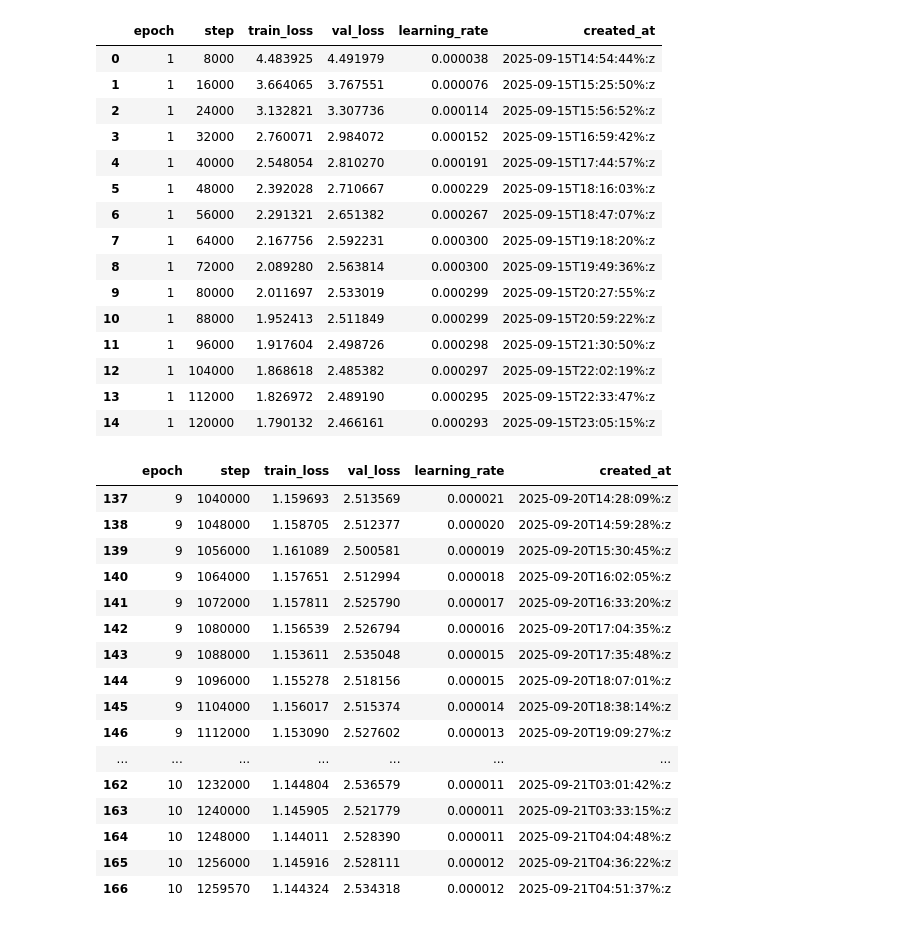
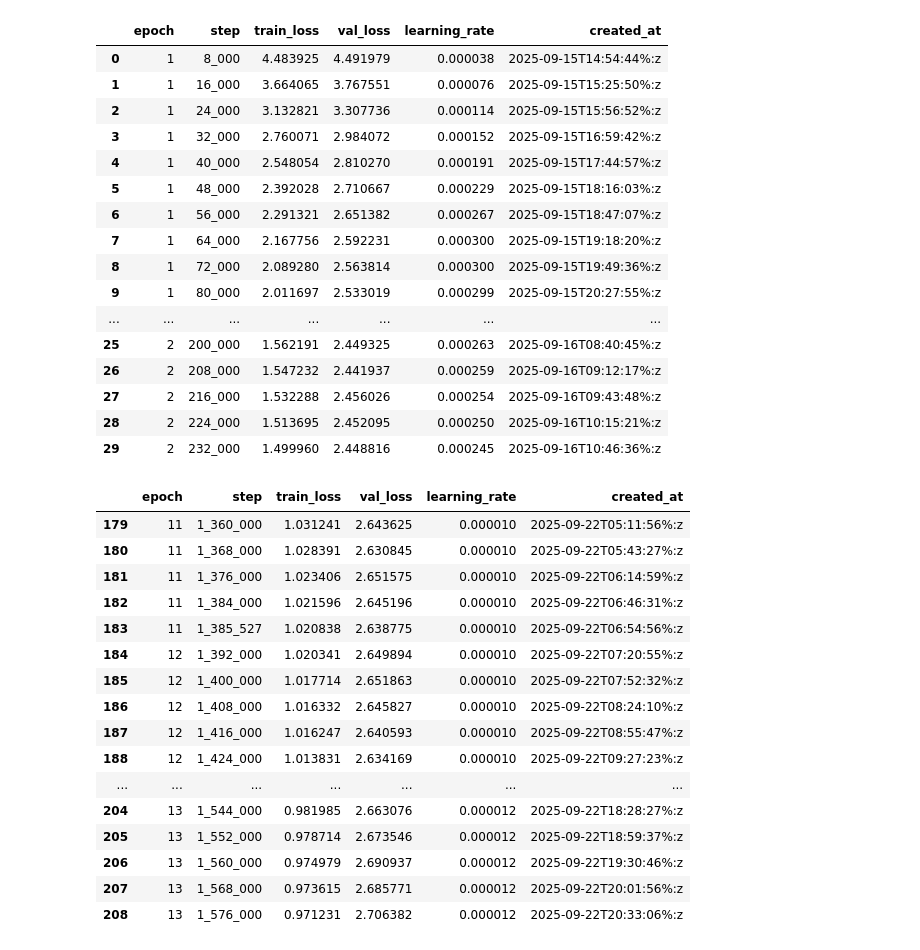
Before and after one commit to d2jvkpn/exercises, a Jupyter notebook: 2025_ai/Train_Your_Own_LLM/ch09_train.plot.ipynb, the cells around one changed output. Saved outputs shown, nothing was run; the diff lists cells and outputs as text; code cells hidden in the pictures.

```diff
--- a/2025_ai/Train_Your_Own_LLM/ch09_train.plot.ipynb
+++ b/2025_ai/Train_Your_Own_LLM/ch09_train.plot.ipynb
@@ -53,50 +55,53 @@ for f in json_files:
 
 columns=["epoch", "step", "train_loss", "val_loss", "learning_rate", "created_at"]
 df = pd.DataFrame.from_records(records, columns=columns)
+df = df.sort_values(by='step', ascending=True)
+steps = df['step'].apply(lambda x: x/1e3).to_list()
+df['step'] = df['step'].apply(lambda x: f"{x:_}")
 
-df = df.sort_values(by='step', ascending=True)
 df.to_csv(checkpoint_dir / "training.tsv", index=False, sep='\t')
 # %%
 #print(df.nsmallest(1, 'train_loss'))
 #pd.concat((df.head(10), df.tail(10)))
 
-df.head(15)
+df.head(30)
 # %% [output]
 |  | epoch | step | train_loss | val_loss | learning_rate | created_at |
-| 0 | 1 | 8000 | 4.483925 | 4.491979 | 0.000038 | 2025-09-15T14:54:44%:z |
-| 1 | 1 | 16000 | 3.664065 | 3.767551 | 0.000076 | 2025-09-15T15:25:50%:z |
-| 2 | 1 | 24000 | 3.132821 | 3.307736 | 0.000114 | 2025-09-15T15:56:52%:z |
-| 3 | 1 | 32000 | 2.760071 | 2.984072 | 0.000152 | 2025-09-15T16:59:42%:z |
-| 4 | 1 | 40000 | 2.548054 | 2.810270 | 0.000191 | 2025-09-15T17:44:57%:z |
-| 5 | 1 | 48000 | 2.392028 | 2.710667 | 0.000229 | 2025-09-15T18:16:03%:z |
-| 6 | 1 | 56000 | 2.291321 | 2.651382 | 0.000267 | 2025-09-15T18:47:07%:z |
-| 7 | 1 | 64000 | 2.167756 | 2.592231 | 0.000300 | 2025-09-15T19:18:20%:z |
-| 8 | 1 | 72000 | 2.089280 | 2.563814 | 0.000300 | 2025-09-15T19:49:36%:z |
-| 9 | 1 | 80000 | 2.011697 | 2.533019 | 0.000299 | 2025-09-15T20:27:55%:z |
-| 10 | 1 | 88000 | 1.952413 | 2.511849 | 0.000299 | 2025-09-15T20:59:22%:z |
-| 11 | 1 | 96000 | 1.917604 | 2.498726 | 0.000298 | 2025-09-15T21:30:50%:z |
-| 12 | 1 | 104000 | 1.868618 | 2.485382 | 0.000297 | 2025-09-15T22:02:19%:z |
-| 13 | 1 | 112000 | 1.826972 | 2.489190 | 0.000295 | 2025-09-15T22:33:47%:z |
-| 14 | 1 | 120000 | 1.790132 | 2.466161 | 0.000293 | 2025-09-15T23:05:15%:z |
+| 0 | 1 | 8_000 | 4.483925 | 4.491979 | 0.000038 | 2025-09-15T14:54:44%:z |
+| 1 | 1 | 16_000 | 3.664065 | 3.767551 | 0.000076 | 2025-09-15T15:25:50%:z |
+| 2 | 1 | 24_000 | 3.132821 | 3.307736 | 0.000114 | 2025-09-15T15:56:52%:z |
+| 3 | 1 | 32_000 | 2.760071 | 2.984072 | 0.000152 | 2025-09-15T16:59:42%:z |
+| 4 | 1 | 40_000 | 2.548054 | 2.810270 | 0.000191 | 2025-09-15T17:44:57%:z |
+| 5 | 1 | 48_000 | 2.392028 | 2.710667 | 0.000229 | 2025-09-15T18:16:03%:z |
+| 6 | 1 | 56_000 | 2.291321 | 2.651382 | 0.000267 | 2025-09-15T18:47:07%:z |
+| 7 | 1 | 64_000 | 2.167756 | 2.592231 | 0.000300 | 2025-09-15T19:18:20%:z |
+| 8 | 1 | 72_000 | 2.089280 | 2.563814 | 0.000300 | 2025-09-15T19:49:36%:z |
+| 9 | 1 | 80_000 | 2.011697 | 2.533019 | 0.000299 | 2025-09-15T20:27:55%:z |
+| ... | ... | ... | ... | ... | ... | ... |
+| 25 | 2 | 200_000 | 1.562191 | 2.449325 | 0.000263 | 2025-09-16T08:40:45%:z |
+| 26 | 2 | 208_000 | 1.547232 | 2.441937 | 0.000259 | 2025-09-16T09:12:17%:z |
+| 27 | 2 | 216_000 | 1.532288 | 2.456026 | 0.000254 | 2025-09-16T09:43:48%:z |
+| 28 | 2 | 224_000 | 1.513695 | 2.452095 | 0.000250 | 2025-09-16T10:15:21%:z |
+| 29 | 2 | 232_000 | 1.499960 | 2.448816 | 0.000245 | 2025-09-16T10:46:36%:z |
 # %%
 df.tail(30)
 # %% [output]
 |  | epoch | step | train_loss | val_loss | learning_rate | created_at |
-| 137 | 9 | 1040000 | 1.159693 | 2.513569 | 0.000021 | 2025-09-20T14:28:09%:z |
-| 138 | 9 | 1048000 | 1.158705 | 2.512377 | 0.000020 | 2025-09-20T14:59:28%:z |
-| 139 | 9 | 1056000 | 1.161089 | 2.500581 | 0.000019 | 2025-09-20T15:30:45%:z |
-| 140 | 9 | 1064000 | 1.157651 | 2.512994 | 0.000018 | 2025-09-20T16:02:05%:z |
-| 141 | 9 | 1072000 | 1.157811 | 2.525790 | 0.000017 | 2025-09-20T16:33:20%:z |
-| 142 | 9 | 1080000 | 1.156539 | 2.526794 | 0.000016 | 2025-09-20T17:04:35%:z |
-| 143 | 9 | 1088000 | 1.153611 | 2.535048 | 0.000015 | 2025-09-20T17:35:48%:z |
-| 144 | 9 | 1096000 | 1.155278 | 2.518156 | 0.000015 | 2025-09-20T18:07:01%:z |
-| 145 | 9 | 1104000 | 1.156017 | 2.515374 | 0.000014 | 2025-09-20T18:38:14%:z |
-| 146 | 9 | 1112000 | 1.153090 | 2.527602 | 0.000013 | 2025-09-20T19:09:27%:z |
+| 179 | 11 | 1_360_000 | 1.031241 | 2.643625 | 0.000010 | 2025-09-22T05:11:56%:z |
+| 180 | 11 | 1_368_000 | 1.028391 | 2.630845 | 0.000010 | 2025-09-22T05:43:27%:z |
+| 181 | 11 | 1_376_000 | 1.023406 | 2.651575 | 0.000010 | 2025-09-22T06:14:59%:z |
+| 182 | 11 | 1_384_000 | 1.021596 | 2.645196 | 0.000010 | 2025-09-22T06:46:31%:z |
+| 183 | 11 | 1_385_527 | 1.020838 | 2.638775 | 0.000010 | 2025-09-22T06:54:56%:z |
+| 184 | 12 | 1_392_000 | 1.020341 | 2.649894 | 0.000010 | 2025-09-22T07:20:55%:z |
+| 185 | 12 | 1_400_000 | 1.017714 | 2.651863 | 0.000010 | 2025-09-22T07:52:32%:z |
+| 186 | 12 | 1_408_000 | 1.016332 | 2.645827 | 0.000010 | 2025-09-22T08:24:10%:z |
+| 187 | 12 | 1_416_000 | 1.016247 | 2.640593 | 0.000010 | 2025-09-22T08:55:47%:z |
+| 188 | 12 | 1_424_000 | 1.013831 | 2.634169 | 0.000010 | 2025-09-22T09:27:23%:z |
 | ... | ... | ... | ... | ... | ... | ... |
-| 162 | 10 | 1232000 | 1.144804 | 2.536579 | 0.000011 | 2025-09-21T03:01:42%:z |
-| 163 | 10 | 1240000 | 1.145905 | 2.521779 | 0.000011 | 2025-09-21T03:33:15%:z |
-| 164 | 10 | 1248000 | 1.144011 | 2.528390 | 0.000011 | 2025-09-21T04:04:48%:z |
-| 165 | 10 | 1256000 | 1.145916 | 2.528111 | 0.000012 | 2025-09-21T04:36:22%:z |
-| 166 | 10 | 1259570 | 1.144324 | 2.534318 | 0.000012 | 2025-09-21T04:51:37%:z |
+| 204 | 13 | 1_544_000 | 0.981985 | 2.663076 | 0.000012 | 2025-09-22T18:28:27%:z |
+| 205 | 13 | 1_552_000 | 0.978714 | 2.673546 | 0.000012 | 2025-09-22T18:59:37%:z |
+| 206 | 13 | 1_560_000 | 0.974979 | 2.690937 | 0.000012 | 2025-09-22T19:30:46%:z |
+| 207 | 13 | 1_568_000 | 0.973615 | 2.685771 | 0.000012 | 2025-09-22T20:01:56%:z |
+| 208 | 13 | 1_576_000 | 0.971231 | 2.706382 | 0.000012 | 2025-09-22T20:33:06%:z |
 # %%
 plt.figure(figsize=(10, 5))
```
Also changed, not shown: parts of 3 cells of this notebook, 42 other files.
